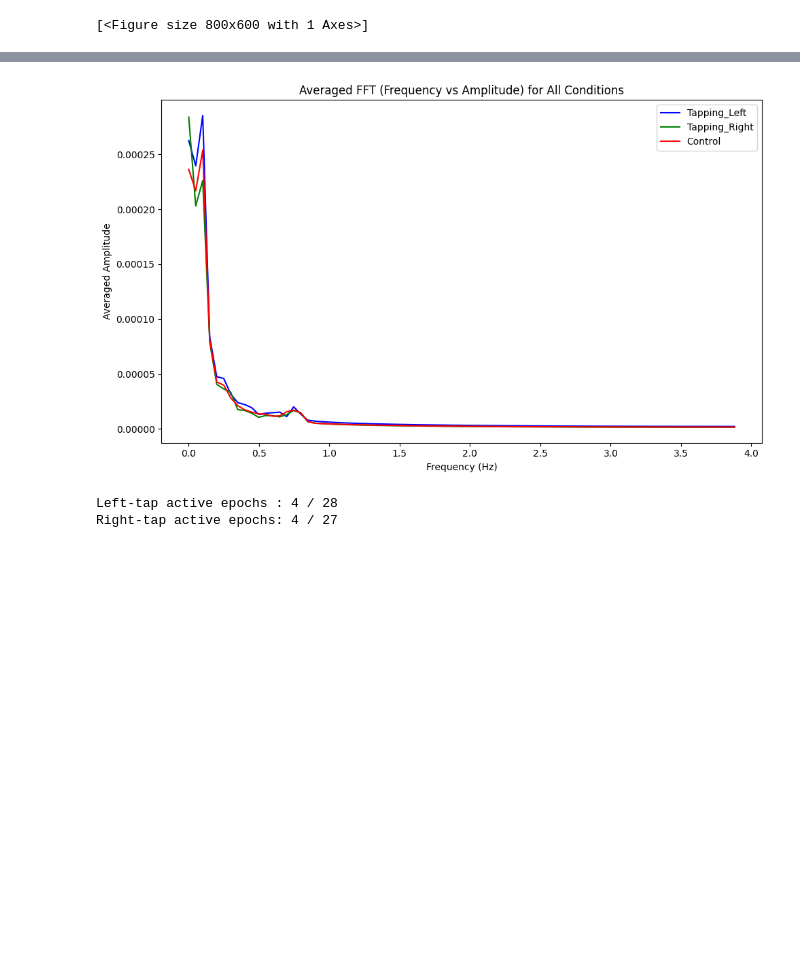
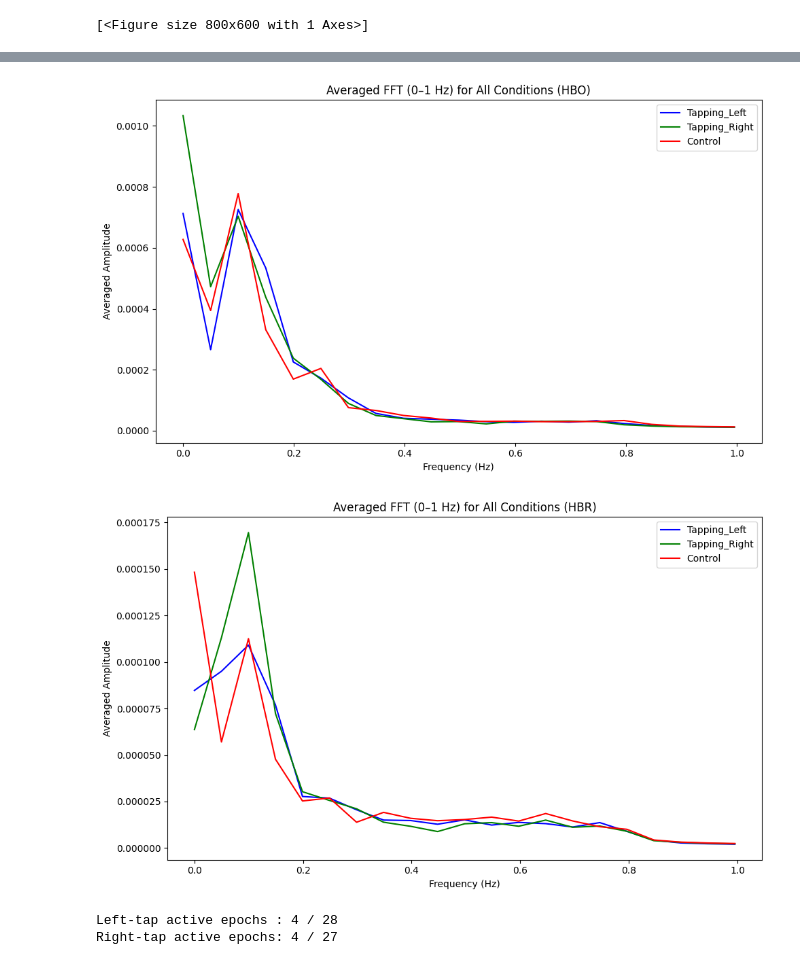
Before and after one commit to DoudouYZ/BCI-fNIRS, a Jupyter notebook: Basic_Classifier/simple_testing.ipynb, the cells around one changed output, grey strips where cells are left out. Cells and saved outputs as stored; diff of their text form; code cells hidden in the pictures; blank space fills up the shorter version.

```diff
--- a/Basic_Classifier/simple_testing.ipynb
+++ b/Basic_Classifier/simple_testing.ipynb
@@ -1525,61 +1566,68 @@ combining channels using "mean"
 # %%
-def plot_average_fft_all_conditions(epochs_dict, colors=None):
+def plot_average_fft_all_conditions(epochs_dict, colors=None, pick_type="hbo"):
     """
     For each condition in the given epochs dictionary, compute the FFT for each epoch
-    (after averaging over channels), average the FFT amplitudes over epochs,
-    and plot the averaged frequency vs. amplitude curves.
+    (after averaging over channels of the selected chromophore), average the FFT amplitudes over epochs,
+    and plot the averaged frequency vs. amplitude curves (only frequencies from 0–1 Hz).
 
     Parameters:
         epochs_dict: dict
             Dictionary where keys are condition names and values are MNE Epochs objects.
         colors: dict, optional
             Dictionary mapping condition names to plot colors.
+        pick_type: str, optional
+            Channel type to use ('hbo' or 'hbr').
     """
     plt.figure(figsize=(10, 6))
     for condition, epochs_obj in epochs_dict.items():
-        data = epochs_obj.get_data()  # shape: (n_epochs, n_channels, n_times)
+        data = epochs_obj.get_data(picks=pick_type)  # shape: (n_epochs, n_channels, n_times)
         sfreq = epochs_obj.info['sfreq']
         fft_list = []
         for epoch in data:
-            # Compute the mean across channels for this epoch
+            # Compute the mean over channels for this epoch
             avg_signal = np.mean(epoch, axis=0)
             # Compute FFT amplitude (only positive frequencies)
             fft_vals = np.abs(np.fft.rfft(avg_signal))
             fft_list.append(fft_vals)
         fft_array = np.array(fft_list)  # shape: (n_epochs, n_freqs)
         # Average FFT amplitude over all epochs
         avg_fft = np.mean(fft_array, axis=0)
         # Compute frequency bins based on the length of the FFT and sampling frequency
         N = avg_signal.shape[0]
         freqs = np.fft.rfftfreq(N, d=1/sfreq)
+        # Only select frequencies between 0 and 1 Hz
+        mask = (freqs >= 0) & (freqs <= 1)
         col = colors.get(condition) if colors and condition in colors else None
-        plt.plot(freqs, avg_fft, label=condition, color=col)
+        plt.plot(freqs[mask], avg_fft[mask], label=condition, color=col)
     plt.xlabel("Frequency (Hz)")
     plt.ylabel("Averaged Amplitude")
-    plt.title("Averaged FFT (Frequency vs Amplitude) for All Conditions")
+    plt.title(f"Averaged FFT (0–1 Hz) for All Conditions ({pick_type.upper()})")
     plt.legend(loc="best")
     plt.tight_layout()
     plt.show()
 
 
 # Example usage:
-# Create a dictionary with keys for each condition from the epochs
 conditions = {
     "Tapping_Left": epochs["Tapping_Left"],
     "Tapping_Right": epochs["Tapping_Right"],
     "Control": epochs["Control"]
 }
 
-# Optionally, define specific colors for each condition
 fft_colors = {
     "Tapping_Left": "blue",
     "Tapping_Right": "green",
     "Control": "red"
 }
 
-plot_average_fft_all_conditions(conditions, fft_colors)
+# Plot using HbO data:
+plot_average_fft_all_conditions(conditions, fft_colors, pick_type="hbo")
+
+# Plot using HbR data:
+plot_average_fft_all_conditions(conditions, fft_colors, pick_type="hbr")
 # %% [output]
-[figure, old version]
+[figure, new version]
+[figure, added]
 # %%
 # ---------------------------------------------------------------------
 # ----------  Detect “real” tapping epochs vs. control noise ----------
```
Also changed, not shown: parts of 2 cells of this notebook, 37 other files.
